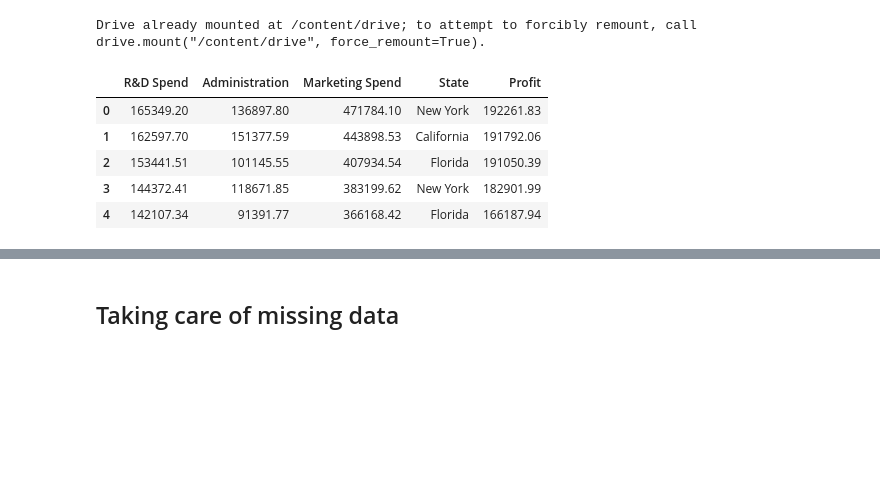
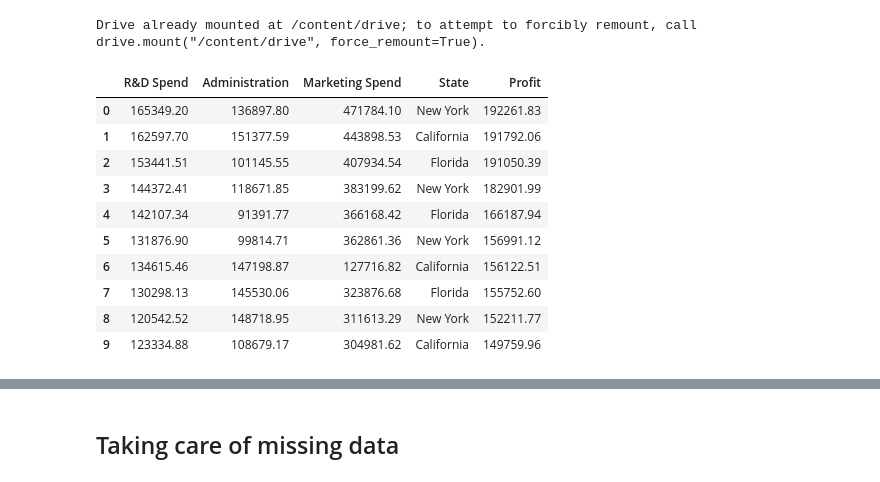
Before and after one commit to ekramasif/Basic-Machine-Learning, a Jupyter notebook: Linear_Regression.ipynb, the cells around one changed output, grey strips where cells are left out. Drawn from its saved outputs; the diff is of its cells as text; code cells hidden in the pictures; blank space fills up the shorter version.

```diff
--- a/Linear_Regression.ipynb
+++ b/Linear_Regression.ipynb
@@ -18,12 +19,17 @@ drive.mount('/content/drive')
 # %% [output]
 Drive already mounted at /content/drive; to attempt to forcibly remount, call drive.mount("/content/drive", force_remount=True).
 # %%
-dataset=pd.read_csv('/content/drive/MyDrive/Colab Notebooks/Datasets/50_Startups.csv')
-dataset.head()
+dataset=pd.read_csv('/content/drive/MyDrive/Datasets/50_Startups.csv')
+dataset.head(10)
 # %% [output]
 |  | R&D Spend | Administration | Marketing Spend | State | Profit |
 | 0 | 165349.20 | 136897.80 | 471784.10 | New York | 192261.83 |
 | 1 | 162597.70 | 151377.59 | 443898.53 | California | 191792.06 |
 | 2 | 153441.51 | 101145.55 | 407934.54 | Florida | 191050.39 |
 | 3 | 144372.41 | 118671.85 | 383199.62 | New York | 182901.99 |
 | 4 | 142107.34 | 91391.77 | 366168.42 | Florida | 166187.94 |
+| 5 | 131876.90 | 99814.71 | 362861.36 | New York | 156991.12 |
+| 6 | 134615.46 | 147198.87 | 127716.82 | California | 156122.51 |
+| 7 | 130298.13 | 145530.06 | 323876.68 | Florida | 155752.60 |
+| 8 | 120542.52 | 148718.95 | 311613.29 | New York | 152211.77 |
+| 9 | 123334.88 | 108679.17 | 304981.62 | California | 149759.96 |
```
Also changed, not shown: parts of 7 cells of this notebook.
